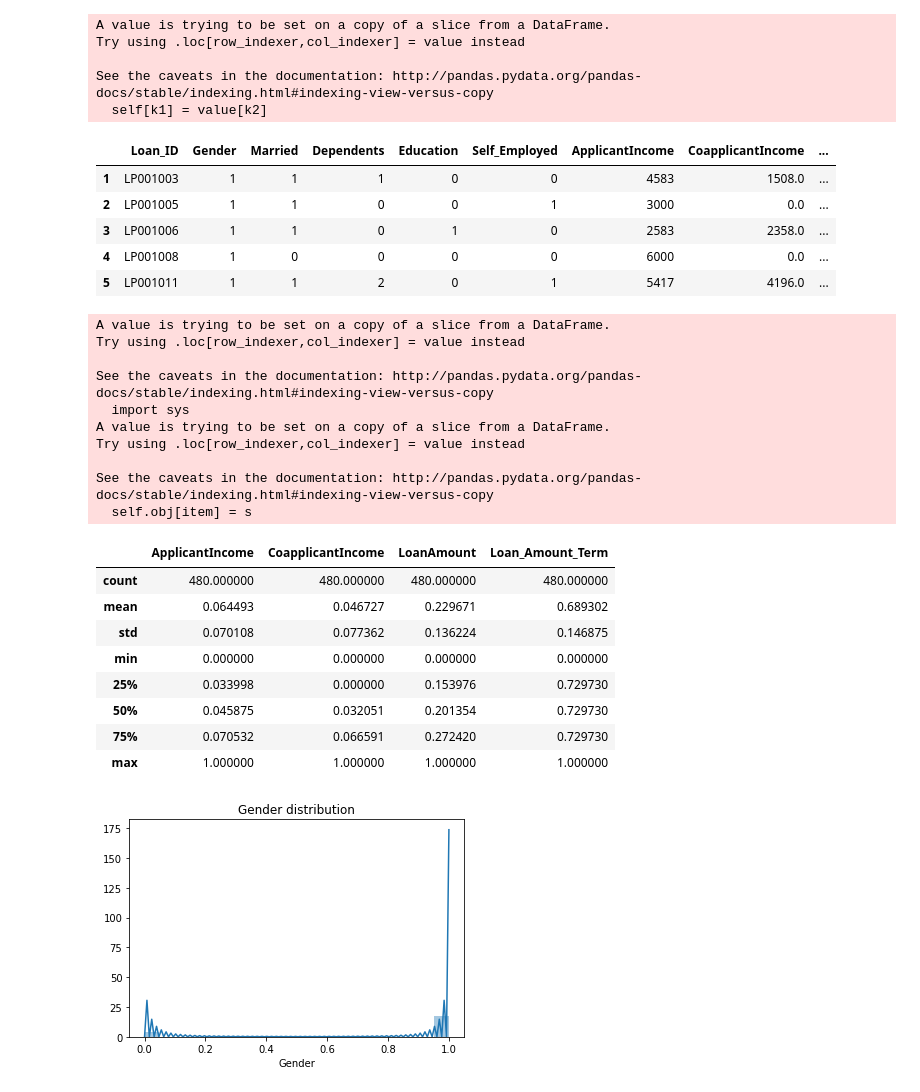
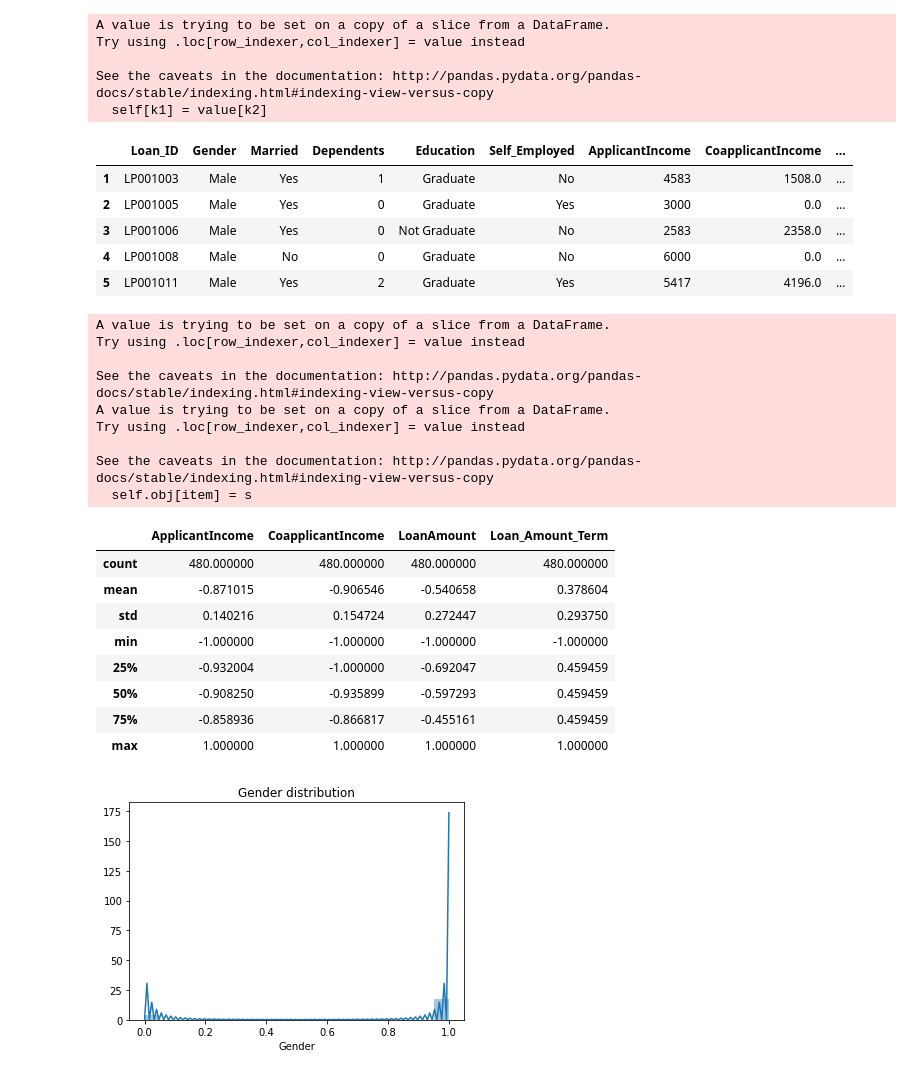
Before and after one commit to abhishekmsharma/loan-prediction-data-analytics, a Jupyter notebook: notebook/loan_prediction_analysis.ipynb, the cells around one changed output. Saved outputs shown, nothing was run; the diff lists cells and outputs as text; code cells hidden in the pictures.

```diff
--- a/notebook/loan_prediction_analysis.ipynb
+++ b/notebook/loan_prediction_analysis.ipynb
@@ -49,7 +49,7 @@ Property_Area        category
 Loan_Status          category
 dtype: object
 # %%
-ordinal_cols = ['Dependents', 'Loan_Status', 'Gender', 'Married', 'Education', 'Self_Employed', 'Property_Area']
+ordinal_cols = ['Dependents', 'Loan_Status']
 cat_cols = ['Gender', 'Married', 'Education', 'Self_Employed', 'Property_Area']
 # %%
 df_ss = df.dropna()
@@ -72,41 +72,40 @@ See the caveats in the documentation: http://pandas.pydata.org/pandas-docs/stabl
 df_ss.head()
 # %% [output]
 |  | Loan_ID | Gender | Married | Dependents | Education | Self_Employed | ApplicantIncome | CoapplicantIncome | ... |
-| 1 | LP001003 | 1 | 1 | 1 | 0 | 0 | 4583 | 1508.0 | ... |
-| 2 | LP001005 | 1 | 1 | 0 | 0 | 1 | 3000 | 0.0 | ... |
-| 3 | LP001006 | 1 | 1 | 0 | 1 | 0 | 2583 | 2358.0 | ... |
-| 4 | LP001008 | 1 | 0 | 0 | 0 | 0 | 6000 | 0.0 | ... |
-| 5 | LP001011 | 1 | 1 | 2 | 0 | 1 | 5417 | 4196.0 | ... |
+| 1 | LP001003 | Male | Yes | 1 | Graduate | No | 4583 | 1508.0 | ... |
+| 2 | LP001005 | Male | Yes | 0 | Graduate | Yes | 3000 | 0.0 | ... |
+| 3 | LP001006 | Male | Yes | 0 | Not Graduate | No | 2583 | 2358.0 | ... |
+| 4 | LP001008 | Male | No | 0 | Graduate | No | 6000 | 0.0 | ... |
+| 5 | LP001011 | Male | Yes | 2 | Graduate | Yes | 5417 | 4196.0 | ... |
 # %%
 # Scaling of outliers
 from sklearn.preprocessing import MinMaxScaler, RobustScaler
 
 
 num_cols = ['ApplicantIncome', 'CoapplicantIncome', 'LoanAmount', 'Loan_Amount_Term']
-trans_mm = MinMaxScaler()
+trans_mm = MinMaxScaler(feature_range=(-1., 1.))
 df_ss[num_cols]= trans_mm.fit_transform(df_ss[num_cols])
 
 
 df_ss[num_cols].describe()
 # %% [output]
 A value is trying to be set on a copy of a slice from a DataFrame.
 Try using .loc[row_indexer,col_indexer] = value instead
 
 See the caveats in the documentation: http://pandas.pydata.org/pandas-docs/stable/indexing.html#indexing-view-versus-copy
-  import sys
 A value is trying to be set on a copy of a slice from a DataFrame.
 Try using .loc[row_indexer,col_indexer] = value instead
 
 See the caveats in the documentation: http://pandas.pydata.org/pandas-docs/stable/indexing.html#indexing-view-versus-copy
   self.obj[item] = s
 |  | ApplicantIncome | CoapplicantIncome | LoanAmount | Loan_Amount_Term |
 | count | 480.000000 | 480.000000 | 480.000000 | 480.000000 |
-| mean | 0.064493 | 0.046727 | 0.229671 | 0.689302 |
-| std | 0.070108 | 0.077362 | 0.136224 | 0.146875 |
-| min | 0.000000 | 0.000000 | 0.000000 | 0.000000 |
-| 25% | 0.033998 | 0.000000 | 0.153976 | 0.729730 |
-| 50% | 0.045875 | 0.032051 | 0.201354 | 0.729730 |
-| 75% | 0.070532 | 0.066591 | 0.272420 | 0.729730 |
+| mean | -0.871015 | -0.906546 | -0.540658 | 0.378604 |
+| std | 0.140216 | 0.154724 | 0.272447 | 0.293750 |
+| min | -1.000000 | -1.000000 | -1.000000 | -1.000000 |
+| 25% | -0.932004 | -1.000000 | -0.692047 | 0.459459 |
+| 50% | -0.908250 | -0.935899 | -0.597293 | 0.459459 |
+| 75% | -0.858936 | -0.866817 | -0.455161 | 0.459459 |
 | max | 1.000000 | 1.000000 | 1.000000 | 1.000000 |
 # %%
 #Distribution plots for all columns
```
Also changed, not shown: parts of 7 cells of this notebook, 11 other files.
